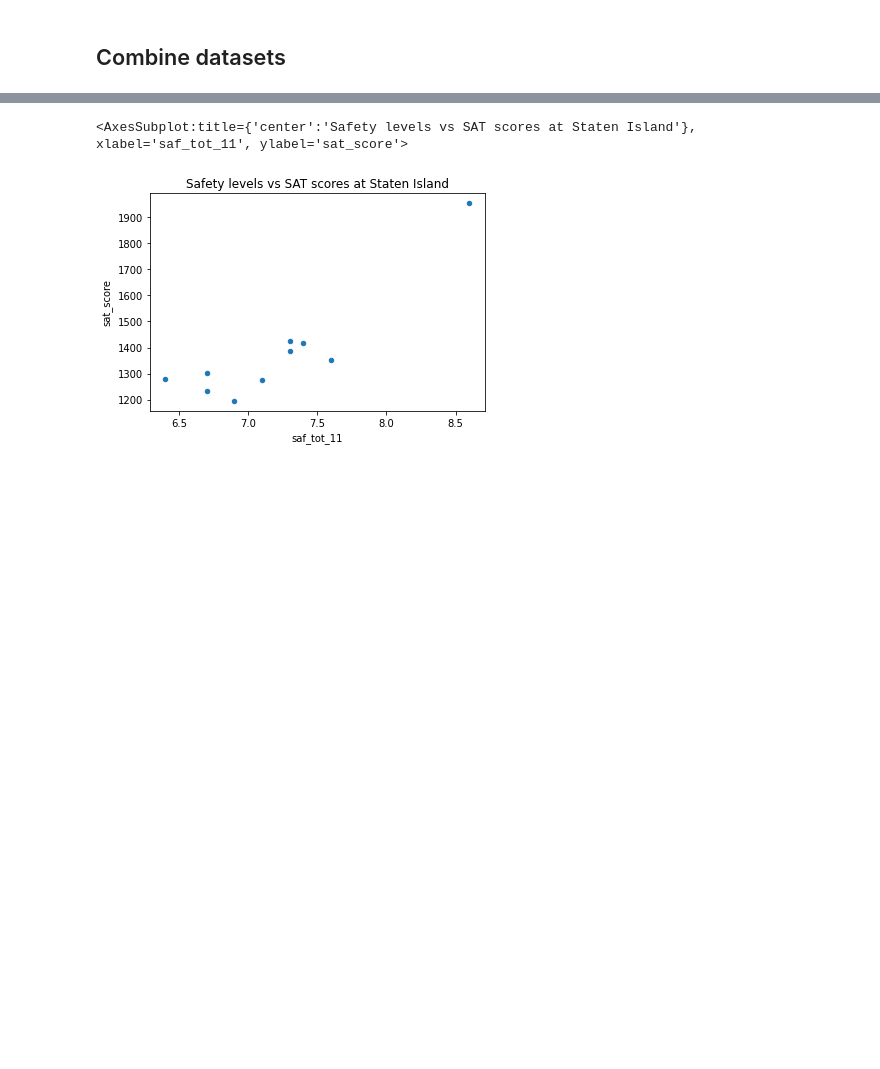
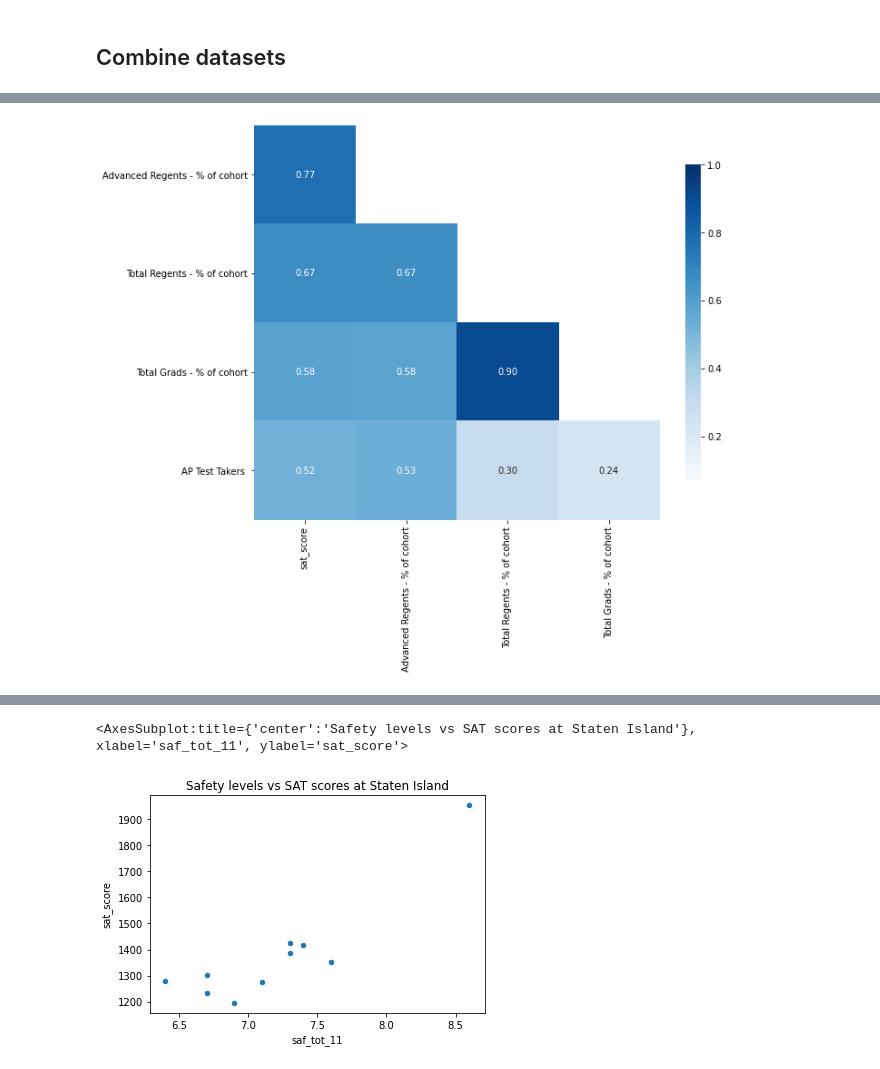
Before and after one commit to kafka-polka-dot/jupyter_projects, a Jupyter notebook: SAT_scores/SAT_scores_analysis.ipynb, the cells around one changed output, grey strips where cells are left out. Cells and saved outputs as stored; diff of their text form; code cells hidden in the pictures; blank space fills up the shorter version.

```diff
--- a/SAT_scores/SAT_scores_analysis.ipynb
+++ b/SAT_scores/SAT_scores_analysis.ipynb
@@ -79,13 +93,12 @@ data["survey"] = survey
 # %%
-data["hs_directory"]["DBN"] = data["hs_directory"]["dbn"]
-
+# create a single column with dbn number
 def pad_csd(num):
     string_representation = str(num)
     if len(string_representation) > 1:
         return string_representation
     else:
-        return "0" + string_representation
+        return '0' + string_representation
 
-data["class_size"]["padded_csd"] = data["class_size"]["CSD"].apply(pad_csd)
-data["class_size"]["DBN"] = data["class_size"]["padded_csd"] + data["class_size"]["SCHOOL CODE"]
+data['class_size']['padded_csd'] = data['class_size']['CSD'].apply(pad_csd)
+data['class_size']['DBN'] = data['class_size']['padded_csd'] + data['class_size']['SCHOOL CODE']
 # %% [markdown]
@@ -281,0 +240,23 @@ On the one hand schools from Bronx and Brooklyn with the lowest mean SAT scores
+# %%
+# create correlation matrix
+acad_corr = combined.loc[:, ['sat_score', 'Advanced Regents - % of cohort',
+                             'Total Regents - % of cohort', 'Total Grads - % of cohort', 'AP Test Takers ']]
+correlations = acad_corr.corr()
+
+fig, ax = plt.subplots(figsize=(10, 8))
+
+# create mask with half of the matrix
+mask = np.triu(np.ones_like(correlations, dtype=np.bool))
+
+# adjust mask and dataframe deleting the main diagonal row
+mask = mask[1:, :-1]
+corr = correlations.iloc[1:,:-1].copy()
+
+# plot heatmap
+sb.heatmap(corr, mask=mask, annot=True, fmt='.2f', cmap='Blues',
+           vmin=0.07, vmax=1, cbar_kws={'shrink': .8})
+# yticks
+plt.yticks(rotation=0)
+plt.show()
+# %% [output]
+[figure, added]
```
Also changed, not shown: parts of 91 cells of this notebook, 6 other files.
